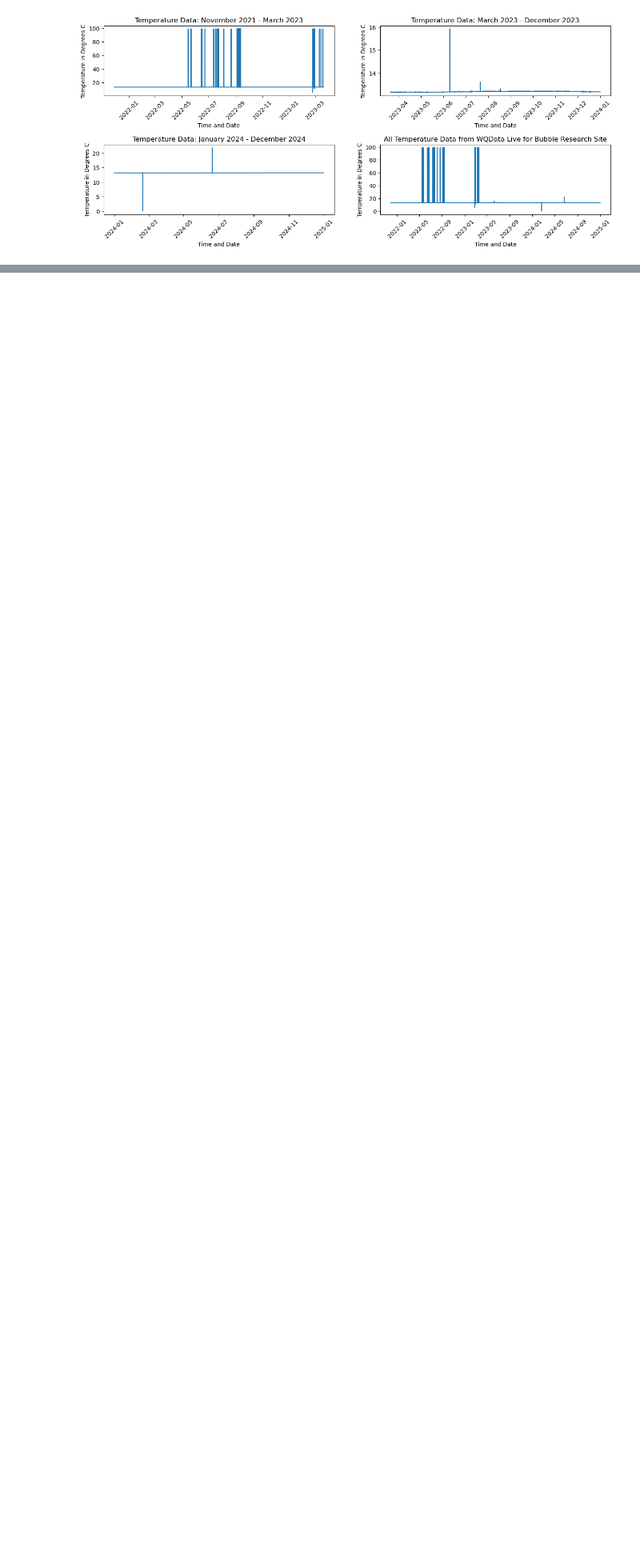
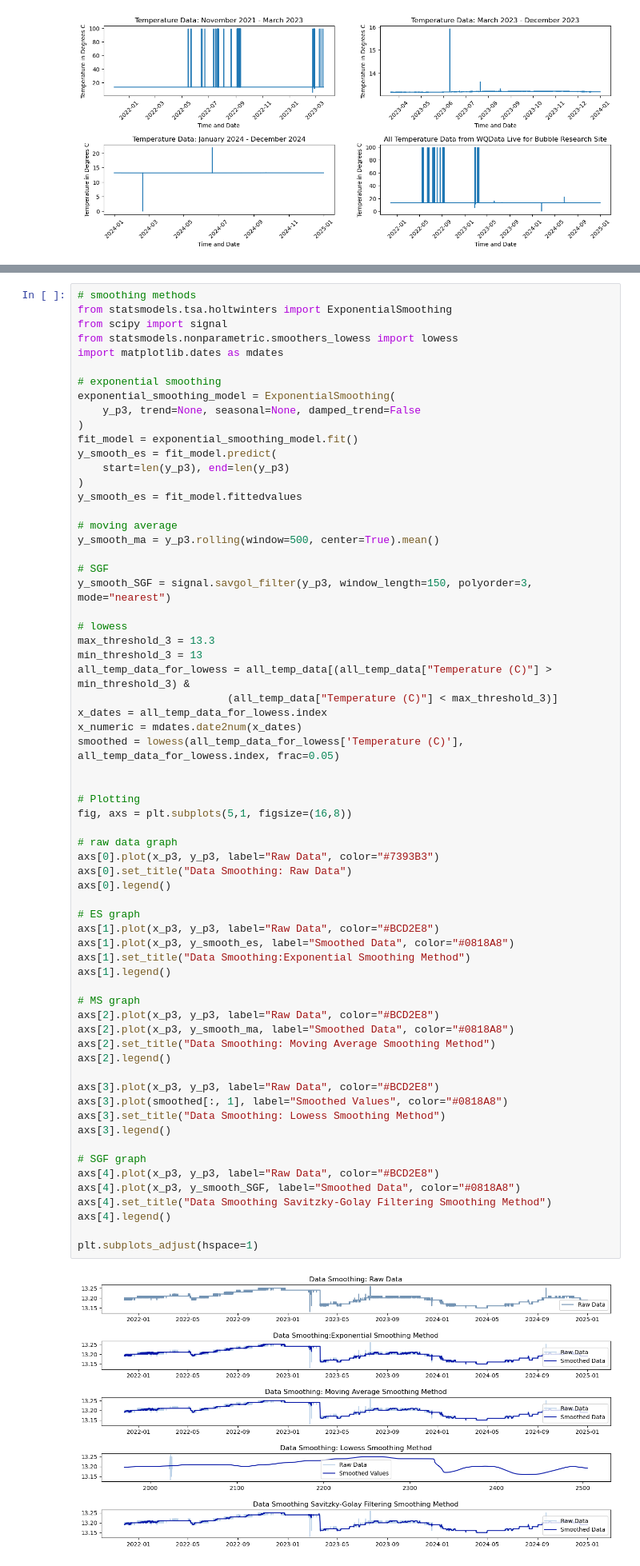
Before and after one commit to miaaaronson/ENE390, a Jupyter notebook: Thesis_Work/Misc_Code/All_Bubble_Data_ASOF2024.ipynb, the cells around one changed output, grey strips where cells are left out. Shown: that part at 80% size. Cells and saved outputs as stored; diff of their text form; blank space fills up the shorter version.

```diff
--- a/Thesis_Work/Misc_Code/All_Bubble_Data_ASOF2024.ipynb
+++ b/Thesis_Work/Misc_Code/All_Bubble_Data_ASOF2024.ipynb
@@ -185,3 +187,70 @@ plt.tight_layout()
 plt.show()
 # %% [output]
 [figure]
+# %%
+# smoothing methods
+from statsmodels.tsa.holtwinters import ExponentialSmoothing
+from scipy import signal
+from statsmodels.nonparametric.smoothers_lowess import lowess
+import matplotlib.dates as mdates
+
+# exponential smoothing
+exponential_smoothing_model = ExponentialSmoothing(
+    y_p3, trend=None, seasonal=None, damped_trend=False
+)
+fit_model = exponential_smoothing_model.fit()
+y_smooth_es = fit_model.predict(
+    start=len(y_p3), end=len(y_p3)
+)
+y_smooth_es = fit_model.fittedvalues
+
+# moving average
+y_smooth_ma = y_p3.rolling(window=500, center=True).mean()
+
+# SGF
+y_smooth_SGF = signal.savgol_filter(y_p3, window_length=150, polyorder=3, mode="nearest")
+
+# lowess
+max_threshold_3 = 13.3
+min_threshold_3 = 13
+all_temp_data_for_lowess = all_temp_data[(all_temp_data["Temperature (C)"] > min_threshold_3) &
+                        (all_temp_data["Temperature (C)"] < max_threshold_3)]
+x_dates = all_temp_data_for_lowess.index
+x_numeric = mdates.date2num(x_dates)
+smoothed = lowess(all_temp_data_for_lowess['Temperature (C)'], all_temp_data_for_lowess.index, frac=0.05)
+
+
+# Plotting
+fig, axs = plt.subplots(5,1, figsize=(16,8))
+
+# raw data graph
+axs[0].plot(x_p3, y_p3, label="Raw Data", color="#7393B3")
+axs[0].set_title("Data Smoothing: Raw Data")
+axs[0].legend()
+
+# ES graph
+axs[1].plot(x_p3, y_p3, label="Raw Data", color="#BCD2E8")
+axs[1].plot(x_p3, y_smooth_es, label="Smoothed Data", color="#0818A8")
+axs[1].set_title("Data Smoothing:Exponential Smoothing Method")
+axs[1].legend()
+
+# MS graph
+axs[2].plot(x_p3, y_p3, label="Raw Data", color="#BCD2E8")
+axs[2].plot(x_p3, y_smooth_ma, label="Smoothed Data", color="#0818A8")
+axs[2].set_title("Data Smoothing: Moving Average Smoothing Method")
+axs[2].legend()
+
+axs[3].plot(x_p3, y_p3, label="Raw Data", color="#BCD2E8")
+axs[3].plot(smoothed[:, 1], label="Smoothed Values", color="#0818A8")
+axs[3].set_title("Data Smoothing: Lowess Smoothing Method")
+axs[3].legend()
+
+# SGF graph
+axs[4].plot(x_p3, y_p3, label="Raw Data", color="#BCD2E8")
+axs[4].plot(x_p3, y_smooth_SGF, label="Smoothed Data", color="#0818A8")
+axs[4].set_title("Data Smoothing Savitzky-Golay Filtering Smoothing Method")
+axs[4].legend()
+
+plt.subplots_adjust(hspace=1)
+# %% [output]
+[figure, added]
```
Also changed, not shown: parts of 8 cells of this notebook, 4 other files.
